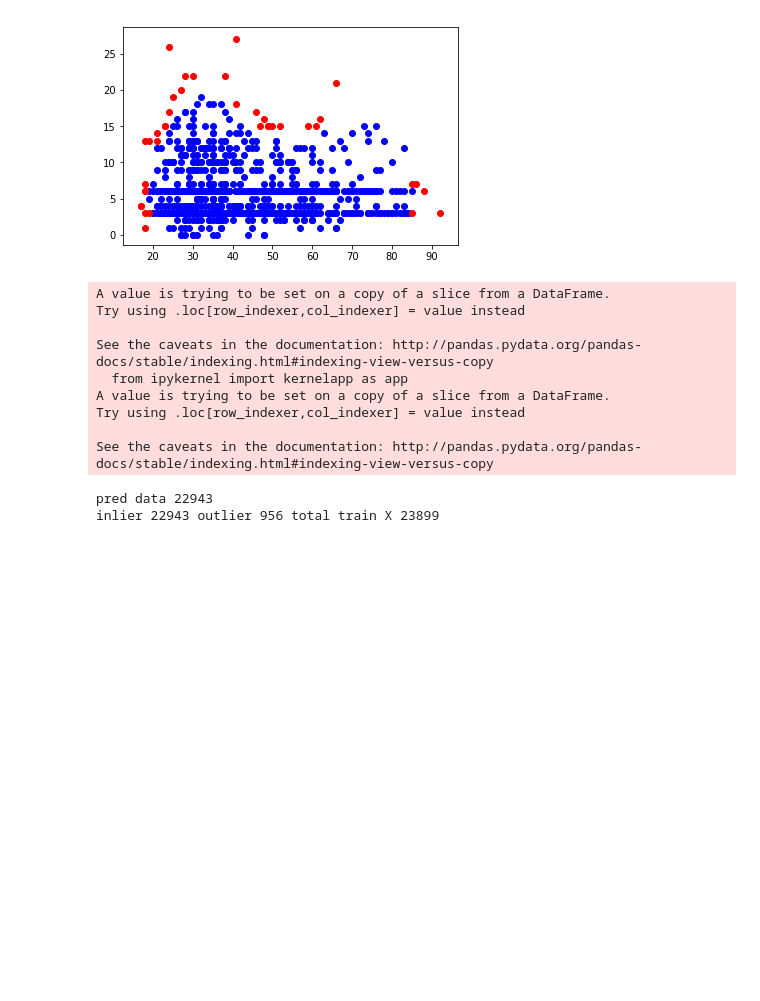
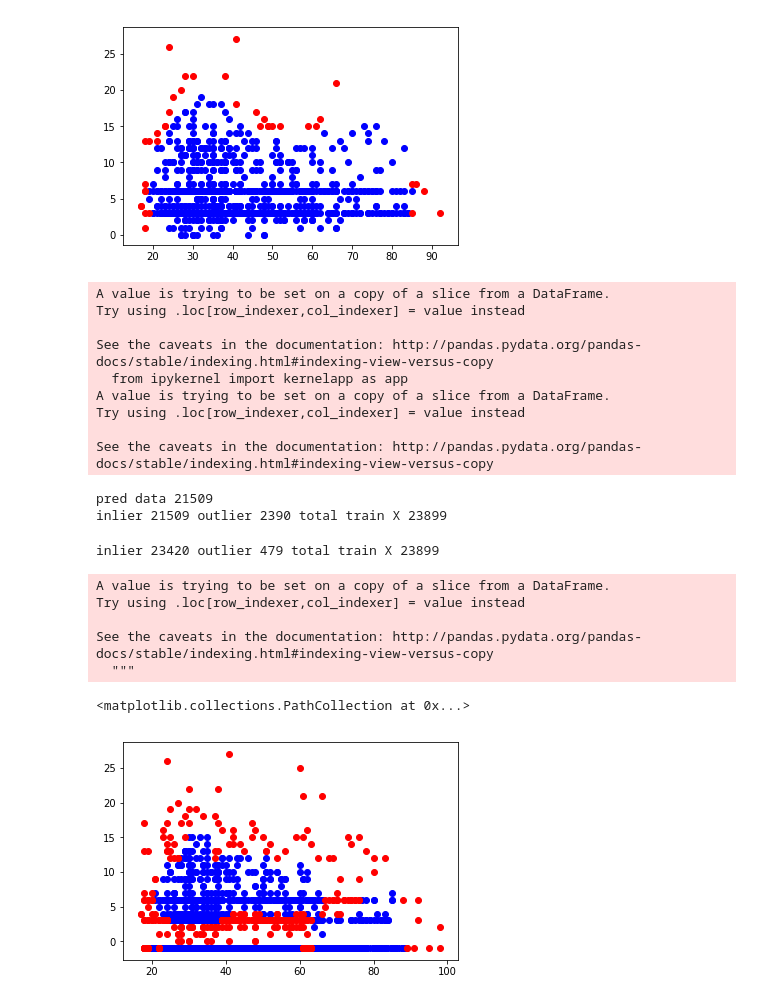
Before and after one commit to TCDRVK/DatasetPruning, a Jupyter notebook: com/tcd/kiruthika_notebooks/outlier_detection_LOF.ipynb, the cells around one changed output. Saved outputs shown, nothing was run; the diff lists cells and outputs as text; code cells hidden in the pictures; blank space fills up the shorter version.

Commit message:
Comparision and  visualizing the data(LOF)

```diff
--- a/com/tcd/kiruthika_notebooks/outlier_detection_LOF.ipynb
+++ b/com/tcd/kiruthika_notebooks/outlier_detection_LOF.ipynb
@@ -83,8 +93,8 @@ test = str_to_numeric(original_test)
 #train data
 train_X = train[train.columns.difference(['y'])]
 train_Y = train[['y']]
-# local outlier factor with neignbors=5
-clf=LocalOutlierFactor(n_neighbors=100, metric='minkowski',contamination=0.04)
+#local outlier factor with neignbors=5
+clf=LocalOutlierFactor(n_neighbors=100, metric='minkowski',contamination=0.1)
 y_pred = clf.fit_predict(train_X)
 original_train['outliers'] = y_pred
 filtered_data_LOF = original_train[y_pred!=-1]
@@ -103,5 +113,26 @@ A value is trying to be set on a copy of a slice from a DataFrame.
 Try using .loc[row_indexer,col_indexer] = value instead
 
 See the caveats in the documentation: http://pandas.pydata.org/pandas-docs/stable/indexing.html#indexing-view-versus-copy
-pred data 22943
-inlier 22943 outlier 956 total train X 23899
+pred data 21509
+inlier 21509 outlier 2390 total train X 23899
+# %%
+# lof for age and pdays and converting the 999 to -1
+/train.loc[train.pdays==999, 'pdays'] = -1
+clf=LocalOutlierFactor(n_neighbors=100, metric='minkowski',contamination=0.02)
+y_pred = clf.fit_predict(train[['age','pdays']])
+train['pred'] = y_pred
+outlier=y_pred[y_pred==-1]
+inlier=y_pred[y_pred==1]
+print('inlier',len(inlier),'outlier',len(outlier),'total train X', len(train))
+axes = plt.subplot()
+axes.scatter(train[train['pred']==1]['age'],train[train['pred']==1]['pdays'],c='blue')
+axes.scatter(train[train['pred']==-1]['age'],train[train['pred']==-1]['pdays'],c='red')
+# %% [output]
+inlier 23420 outlier 479 total train X 23899
+A value is trying to be set on a copy of a slice from a DataFrame.
+Try using .loc[row_indexer,col_indexer] = value instead
+
+See the caveats in the documentation: http://pandas.pydata.org/pandas-docs/stable/indexing.html#indexing-view-versus-copy
+  """
+<matplotlib.collections.PathCollection at 0x...>
+[figure, added]
```
Also changed, not shown: parts of 4 cells of this notebook.
